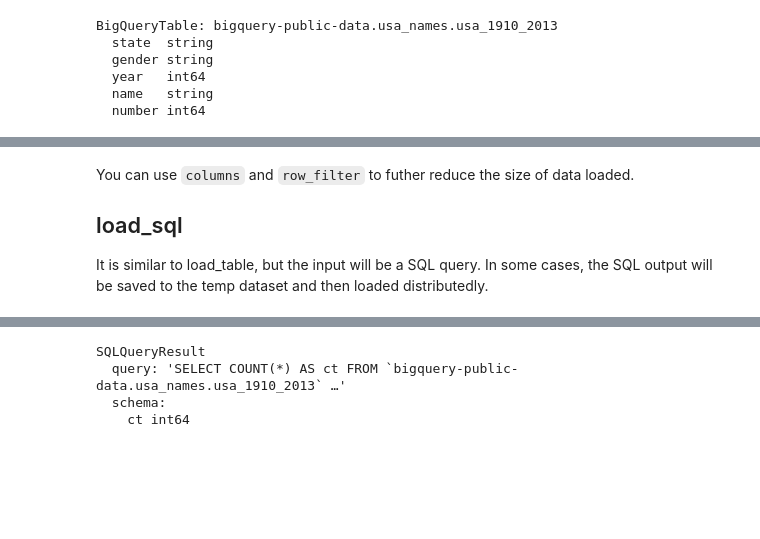
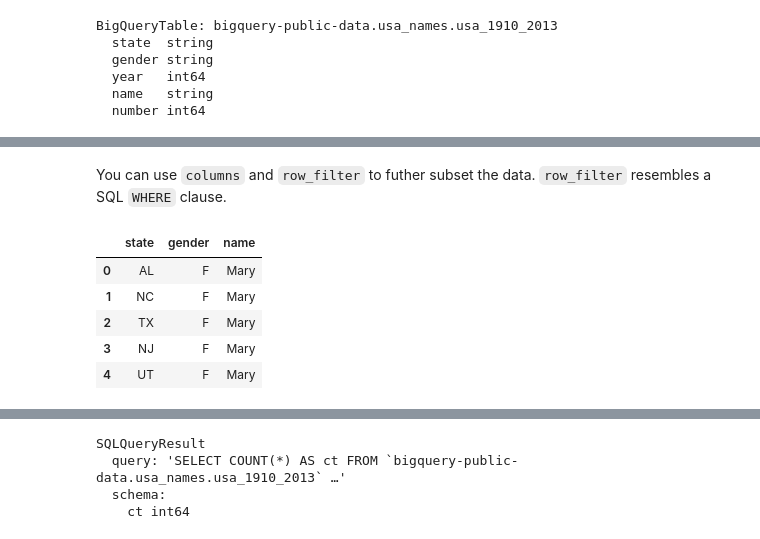
Before and after one commit to fugue-project/tutorials, a Jupyter notebook: tutorials/integrations/warehouses/bigquery.ipynb, the cells around one changed output, grey strips where cells are left out. Drawn from its saved outputs; the diff is of its cells as text; code cells hidden in the pictures; blank space fills up the shorter version.

```diff
--- a/tutorials/integrations/warehouses/bigquery.ipynb
+++ b/tutorials/integrations/warehouses/bigquery.ipynb
@@ -268,6 +249,16 @@ fbqa.load_table("bigquery-public-data.usa_names.usa_1910_2013", sample=0.0001, e
-# %% [markdown]
-You can use `columns` and `row_filter` to futher reduce the size of data loaded.
-
-## load_sql
-
-It is similar to load_table, but the input will be a SQL query. In some cases, the SQL output will be saved to the temp dataset and then loaded distributedly.
+# %% [markdown]
+You can use `columns` and `row_filter` to futher subset the data. `row_filter` resembles a SQL `WHERE` clause.
+# %%
+df = fbqa.load_table("bigquery-public-data.usa_names.usa_1910_2013",
+                     sample=0.0001,
+                     columns=["state", "gender","name"],
+                     row_filter="name='Mary'",
+                     engine="pandas")
+df.head()
+# %% [output]
+|  | state | gender | name |
+| 0 | AL | F | Mary |
+| 1 | NC | F | Mary |
+| 2 | TX | F | Mary |
+| 3 | NJ | F | Mary |
+| 4 | UT | F | Mary |
```
Also changed, not shown: parts of 17 cells of this notebook, 1 other file.
